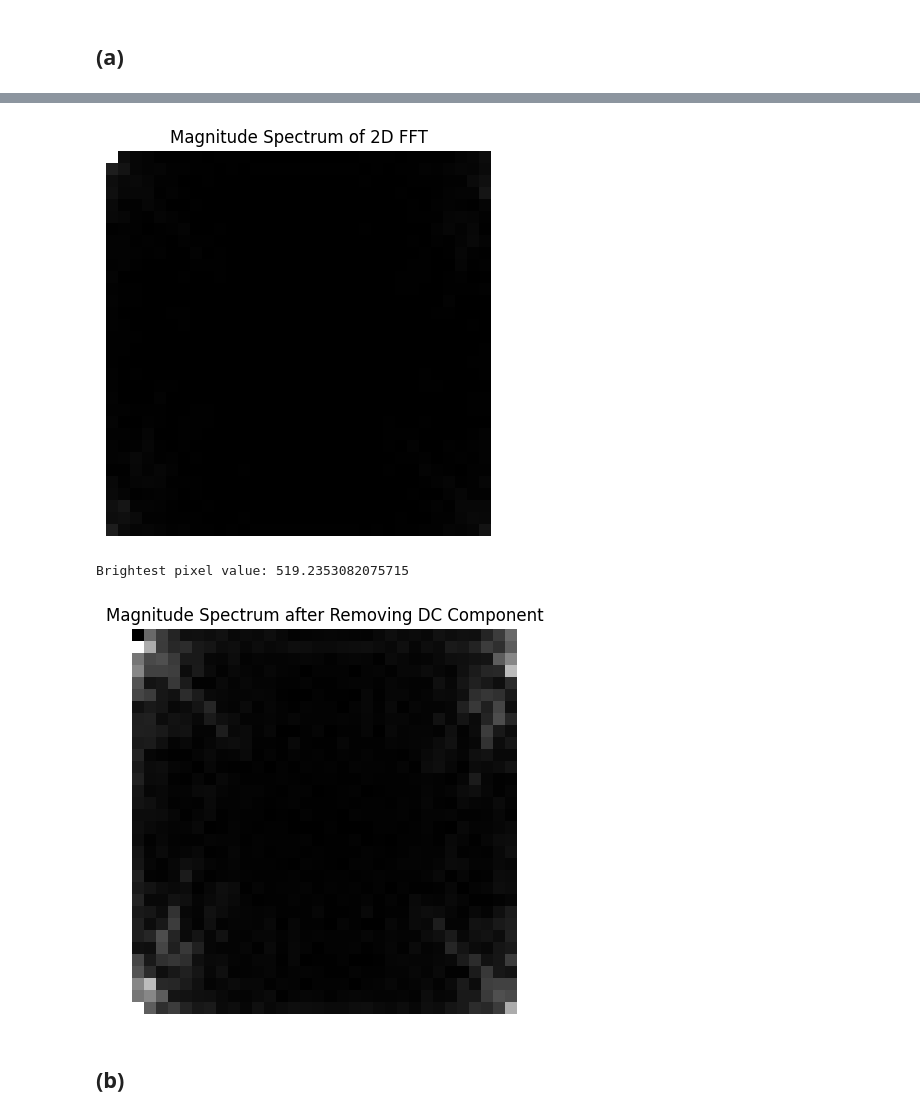
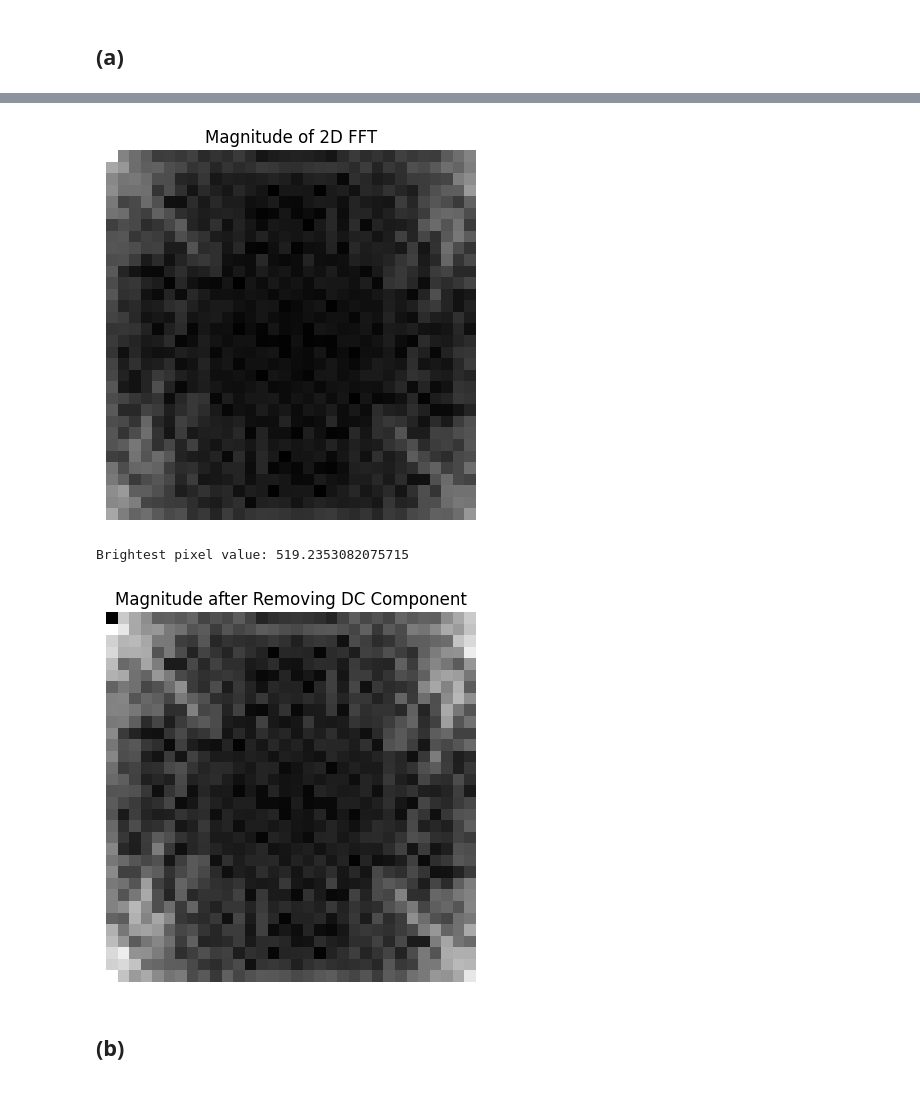
Before and after one commit to GuanzhongSean/cs370, a Jupyter notebook: a3/A3Q6.ipynb, the cells around one changed output, grey strips where cells are left out. Saved outputs shown, nothing was run; the diff lists cells and outputs as text; code cells hidden in the pictures.

```diff
--- a/a3/A3Q6.ipynb
+++ b/a3/A3Q6.ipynb
@@ -17,10 +17,9 @@ plt.imshow(f, cmap='gray')
 # Extract the top-left 32x32 sub-block
 sub_block = f[:32, :32]
 
-# Plot the original sub-block
-plt.figure(figsize=(5, 5))
+# Plot the sub-block
 plt.imshow(sub_block, cmap='gray')
-plt.title('Original 32x32 Sub-block')
+plt.title('Top-left 32x32 Sub-block')
 plt.axis('off')
 plt.show()
 
@@ -28,13 +27,14 @@ plt.show()
 F = fft2(sub_block)
 
 # Plot magnitude spectrum
-plt.figure(figsize=(5, 5))
-plt.imshow(np.abs(F), cmap='gray')
-plt.title('Magnitude Spectrum of 2D FFT')
+plt.imshow(np.log1p(np.abs(F)), cmap='gray')
+plt.title('Magnitude of 2D FFT')
 plt.axis('off')
 plt.show()
 
-# Find the brightest pixel (highest magnitude coefficient)
+# The brightest pixel in the magnitude plot represents the DC component,
+# which captures the average intensity of the image block.
+# The high-frequency components encode sharp edges and fine details.
 Fmax = np.max(np.abs(F))
 print("Brightest pixel value:", Fmax)
 
@@ -42,9 +42,8 @@ print("Brightest pixel value:", Fmax)
 F[0, 0] = 0
 
 # Plot after zeroing DC coefficient
-plt.figure(figsize=(5, 5))
-plt.imshow(np.abs(F), cmap='gray')
-plt.title('Magnitude Spectrum after Removing DC Component')
+plt.imshow(np.log1p(np.abs(F)), cmap='gray')
+plt.title('Magnitude after Removing DC Component')
 plt.axis('off')
 plt.show()
 # %% [output]
@@ -52,6 +51,6 @@ plt.show()
-[figure, old version]
+[figure, new version]
 Brightest pixel value: 519.2353082075715
-[figure, old version]
+[figure, new version]
 # %% [markdown]
 ## (b)
 # %%
```
Also changed, not shown: parts of 3 cells of this notebook, 1 other file.
